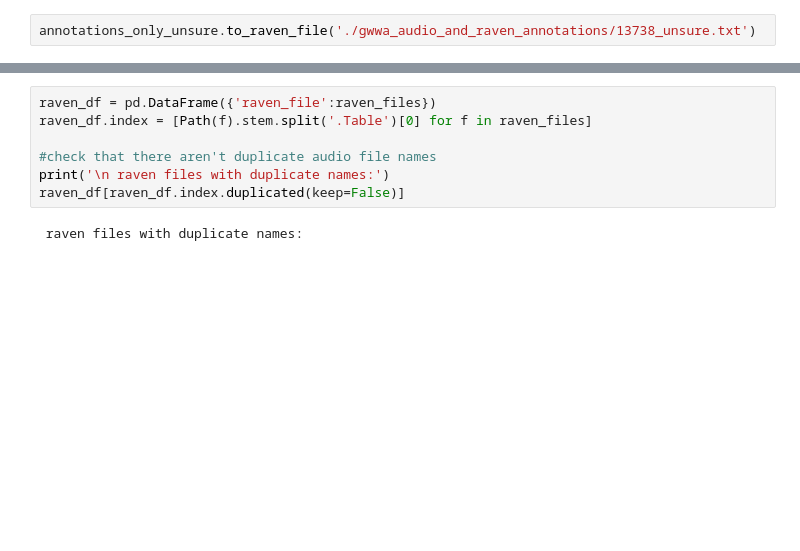
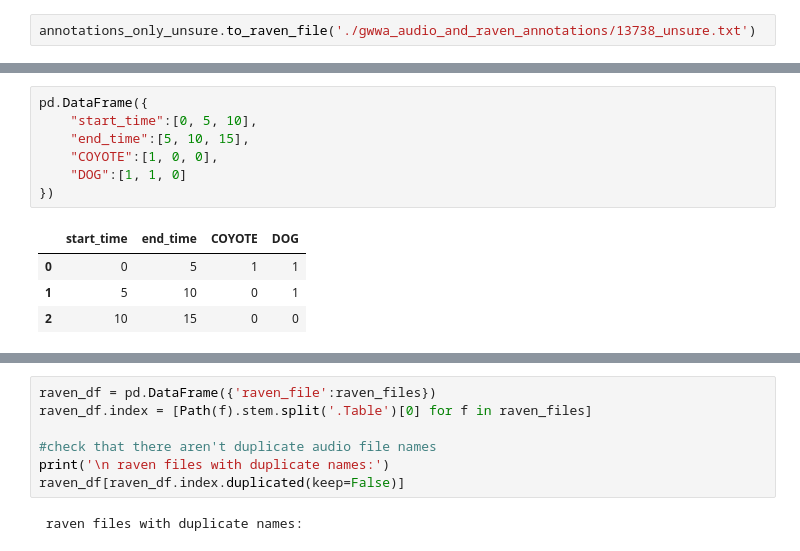
Before and after one commit to kitzeslab/opensoundscape, a Jupyter notebook: docs/tutorials/annotation_tutorial.ipynb, the cells around one changed output, grey strips where cells are left out. Cells and saved outputs as stored; diff of their text form; blank space fills up the shorter version.

```diff
--- a/docs/tutorials/annotation_tutorial.ipynb
+++ b/docs/tutorials/annotation_tutorial.ipynb
@@ -150,0 +182,12 @@ All three methods are demonstrated below.
+# %%
+pd.DataFrame({
+    "start_time":[0, 5, 10],
+    "end_time":[5, 10, 15],
+    "COYOTE":[1, 0, 0],
+    "DOG":[1, 1, 0]
+})
+# %% [output]
+|  | start_time | end_time | COYOTE | DOG |
+| 0 | 0 | 5 | 1 | 1 |
+| 1 | 5 | 10 | 0 | 1 |
+| 2 | 10 | 15 | 0 | 0 |
```
Also changed, not shown: parts of 59 cells of this notebook.
